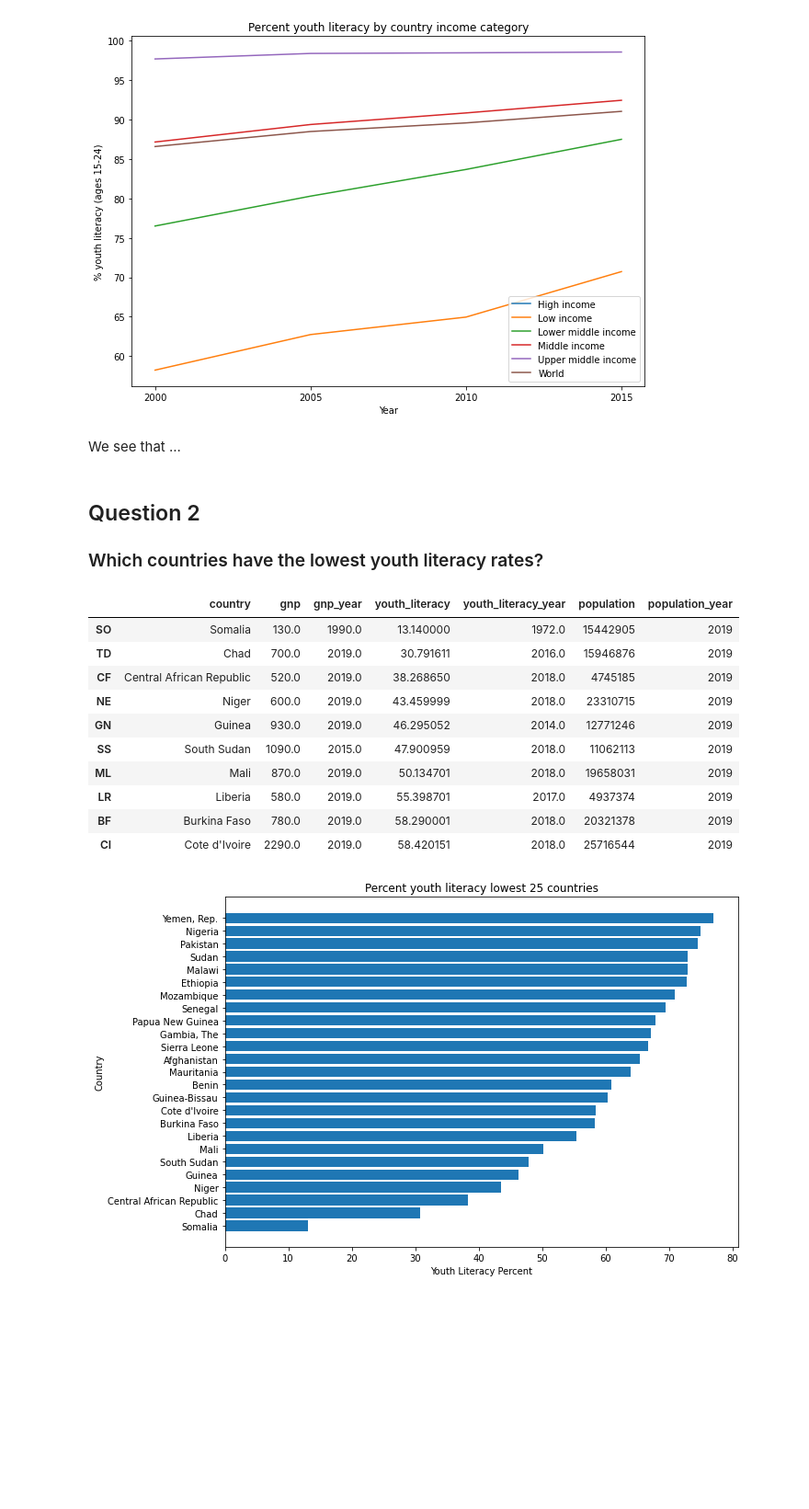
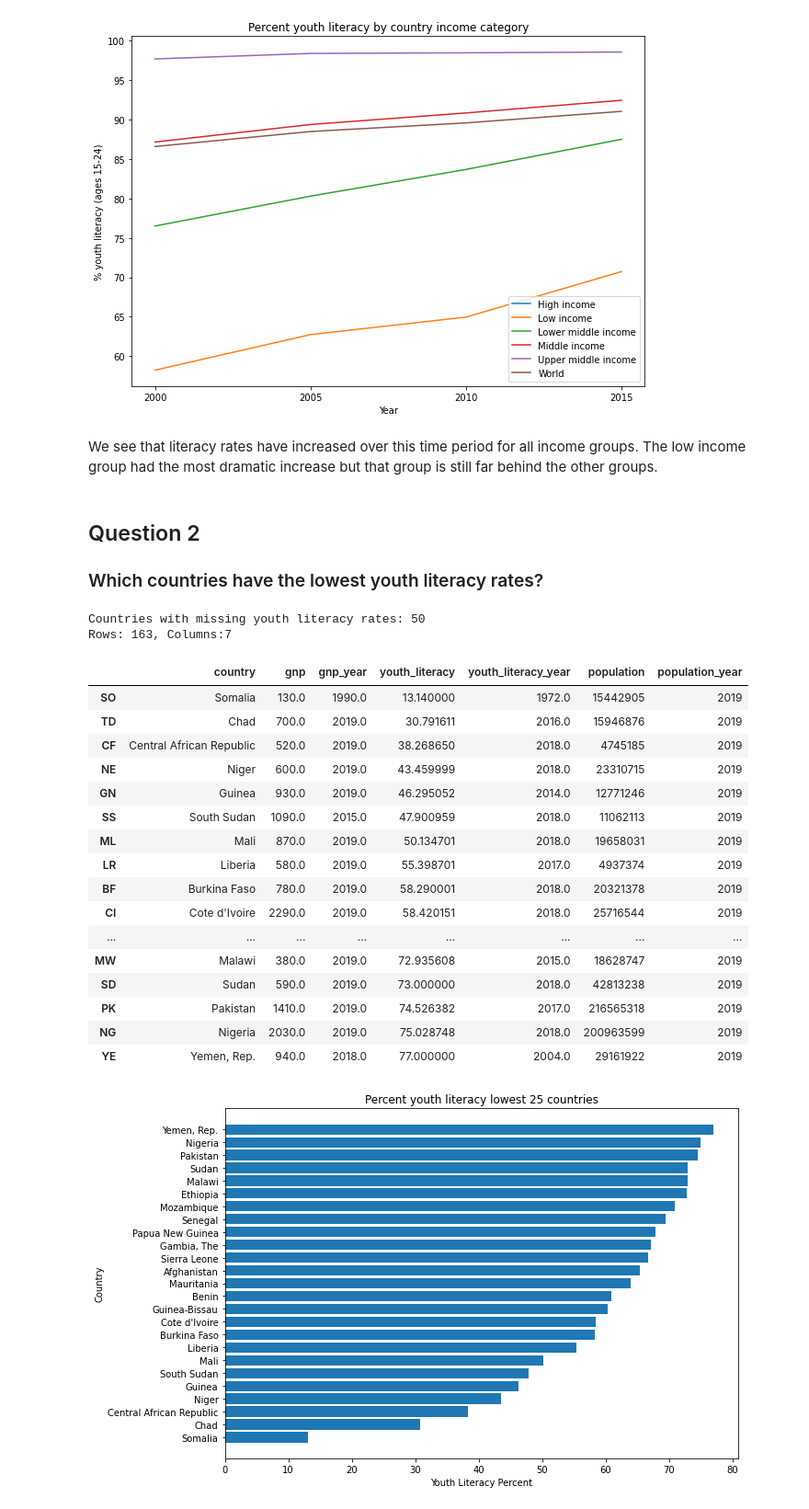
Before and after one commit to KathrynDH/ExploringYouthLiteracy, a Jupyter notebook: YouthLiteracyWorldBank.ipynb, the cells around one changed output. Shown at 92% size. Drawn from its saved outputs; the diff is of its cells as text; code cells hidden in the pictures; blank space fills up the shorter version.

```diff
--- a/YouthLiteracyWorldBank.ipynb
+++ b/YouthLiteracyWorldBank.ipynb
@@ -34,28 +41,41 @@ plt.ylabel('% youth literacy (ages 15-24)')
 plt.show();
 # %% [output]
 [figure]
-# %% [markdown]
-We see that ...
+# %% [markdown]
+We see that literacy rates have increased over this time period for all income groups. The low income group had the most dramatic increase but that group is still far behind the other groups.
 # %% [markdown]
 ## Question 2
 ### Which countries have the lowest youth literacy rates?
 # %%
-df_lit_country = pd.read_csv('data/worldbank-lit-inc.csv', index_col=0)
-df_lit_country = df_lit_country.join(
-    pd.read_csv('data/country-list.csv', index_col=0).drop(columns=['country']), how='inner').sort_values('youth_literacy')
-df_lit_country.head(10)
+df = pd.read_csv('data/worldbank-lit-inc.csv', index_col=0)
+df_countries = pd.read_csv('data/country-list.csv', index_col=0)
+df_lit_country = df.join(df_countries.drop(columns=['country']), how='right').sort_values('youth_literacy')
+print('Countries with missing youth literacy rates: {}'.format(df_lit_country['youth_literacy'].isna().sum()))
+
+df_lit_country.dropna(inplace=True)
+print('Rows: {}, Columns:{}'.format(df_lit_country.shape[0], df_lit_country.shape[1]))
+
+df_lit_country.head(25)
 # %% [output]
+Countries with missing youth literacy rates: 50
+Rows: 163, Columns:7
 |  | country | gnp | gnp_year | youth_literacy | youth_literacy_year | population | population_year |
 | SO | Somalia | 130.0 | 1990.0 | 13.140000 | 1972.0 | 15442905 | 2019 |
 | TD | Chad | 700.0 | 2019.0 | 30.791611 | 2016.0 | 15946876 | 2019 |
 | CF | Central African Republic | 520.0 | 2019.0 | 38.268650 | 2018.0 | 4745185 | 2019 |
 | NE | Niger | 600.0 | 2019.0 | 43.459999 | 2018.0 | 23310715 | 2019 |
 | GN | Guinea | 930.0 | 2019.0 | 46.295052 | 2014.0 | 12771246 | 2019 |
 | SS | South Sudan | 1090.0 | 2015.0 | 47.900959 | 2018.0 | 11062113 | 2019 |
 | ML | Mali | 870.0 | 2019.0 | 50.134701 | 2018.0 | 19658031 | 2019 |
 | LR | Liberia | 580.0 | 2019.0 | 55.398701 | 2017.0 | 4937374 | 2019 |
 | BF | Burkina Faso | 780.0 | 2019.0 | 58.290001 | 2018.0 | 20321378 | 2019 |
 | CI | Cote d'Ivoire | 2290.0 | 2019.0 | 58.420151 | 2018.0 | 25716544 | 2019 |
+| ... | ... | ... | ... | ... | ... | ... | ... |
+| MW | Malawi | 380.0 | 2019.0 | 72.935608 | 2015.0 | 18628747 | 2019 |
+| SD | Sudan | 590.0 | 2019.0 | 73.000000 | 2018.0 | 42813238 | 2019 |
+| PK | Pakistan | 1410.0 | 2019.0 | 74.526382 | 2017.0 | 216565318 | 2019 |
+| NG | Nigeria | 2030.0 | 2019.0 | 75.028748 | 2018.0 | 200963599 | 2019 |
+| YE | Yemen, Rep. | 940.0 | 2018.0 | 77.000000 | 2004.0 | 29161922 | 2019 |
 # %%
 max_countries = 25
 plt.barh(df_lit_country['country'].head(max_countries),df_lit_country['youth_literacy'].head(max_countries))
```
Also changed, not shown: parts of 20 cells of this notebook.
